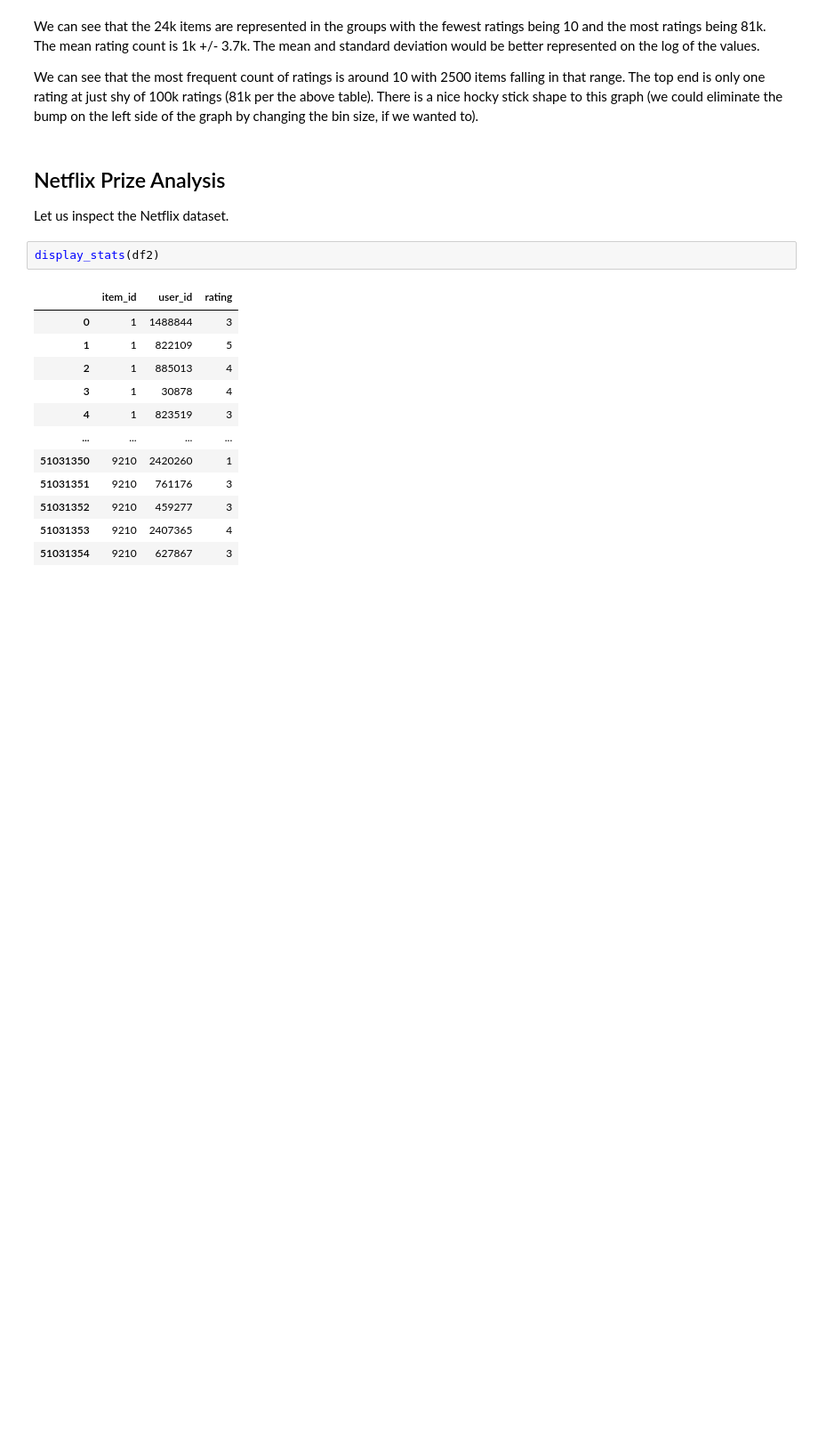
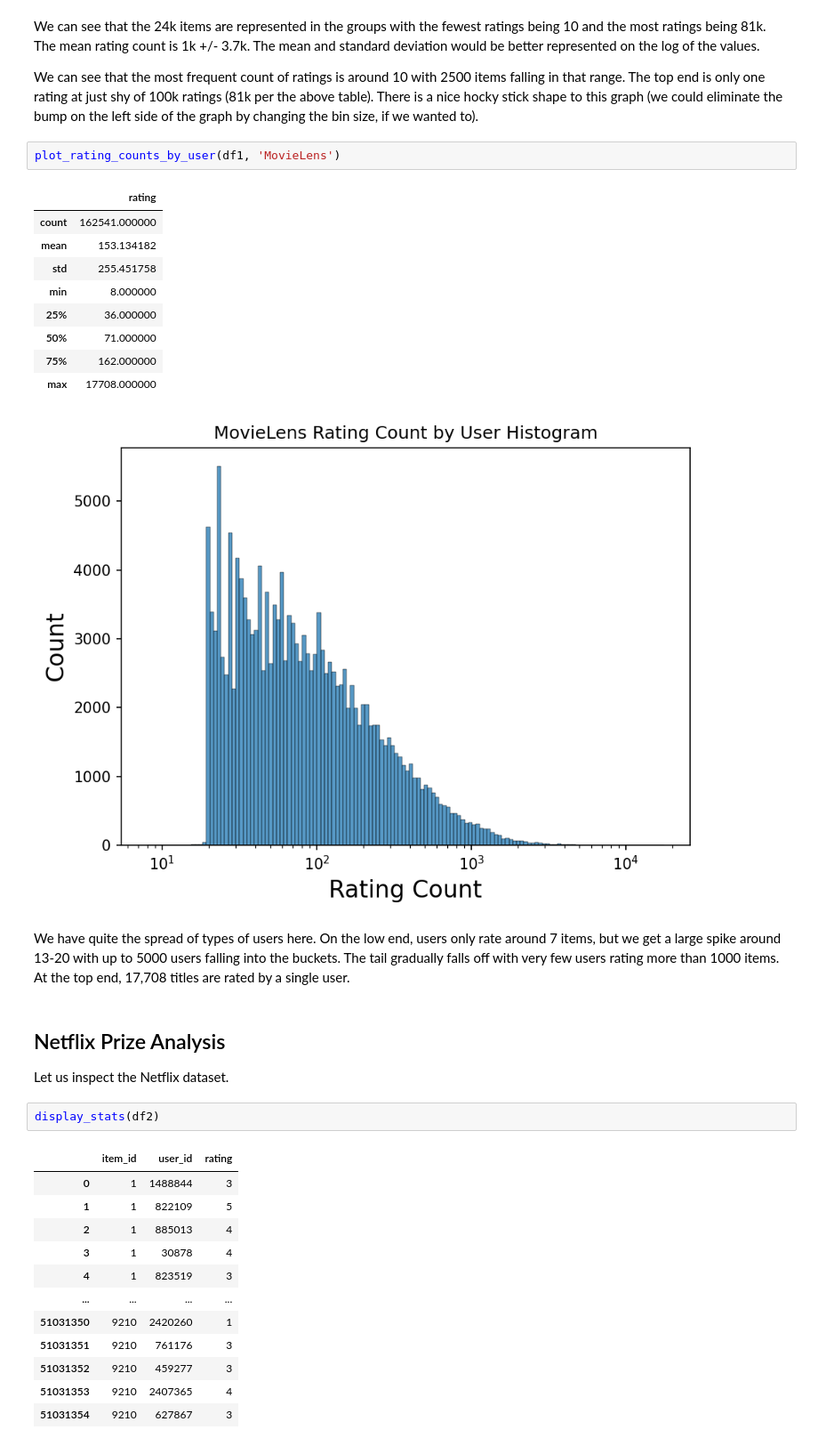
Before and after one commit to jmfb/csc6711-project2, a Jupyter notebook: Project2.ipynb, the cells around one changed output. Shown at 89% size. Drawn from its saved outputs; the diff is of its cells as text; blank space fills up the shorter version.

```diff
--- a/Project2.ipynb
+++ b/Project2.ipynb
@@ -157,6 +163,21 @@ plot_rating_counts_by_item(df1, 'MovieLens')
 We can see that the 24k items are represented in the groups with the fewest ratings being 10 and the most ratings being 81k.  The mean rating count is 1k +/- 3.7k.  The mean and standard deviation would be better represented on the log of the values.
 
 We can see that the most frequent count of ratings is around 10 with 2500 items falling in that range.  The top end is only one rating at just shy of 100k ratings (81k per the above table).  There is a nice hocky stick shape to this graph (we could eliminate the bump on the left side of the graph by changing the bin size, if we wanted to).
+# %%
+plot_rating_counts_by_user(df1, 'MovieLens')
+# %% [output]
+|  | rating |
+| count | 162541.000000 |
+| mean | 153.134182 |
+| std | 255.451758 |
+| min | 8.000000 |
+| 25% | 36.000000 |
+| 50% | 71.000000 |
+| 75% | 162.000000 |
+| max | 17708.000000 |
+[figure, added]
+# %% [markdown]
+We have quite the spread of types of users here.  On the low end, users only rate around 7 items, but we get a large spike around 13-20 with up to 5000 users falling into the buckets.  The tail gradually falls off with very few users rating more than 1000 items.  At the top end, 17,708 titles are rated by a single user.
 # %% [markdown]
 ## Netflix Prize Analysis
 
```
Also changed, not shown: parts of 11 cells of this notebook.
